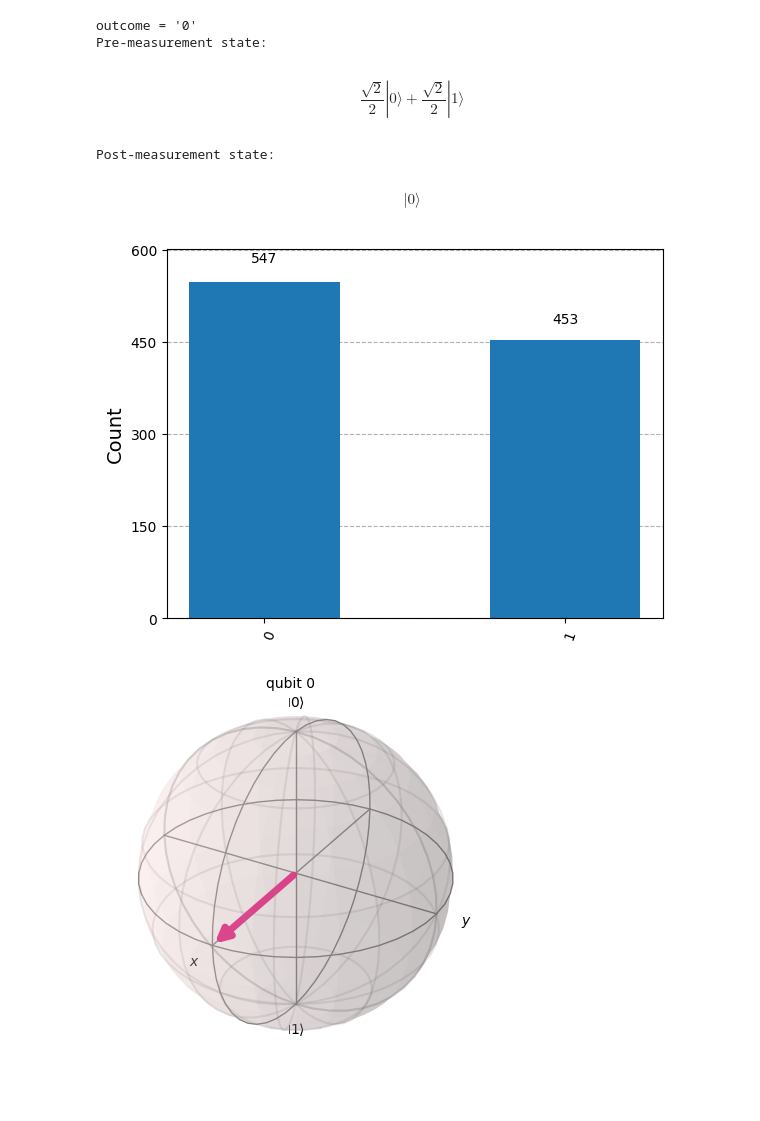
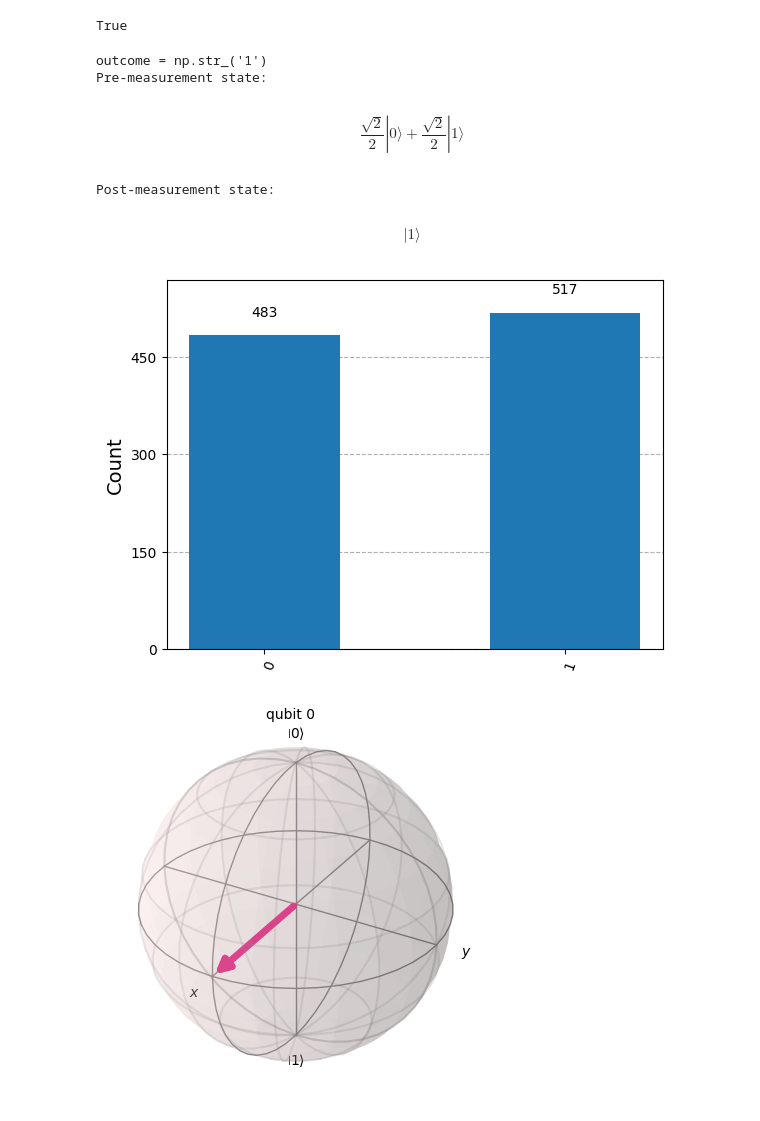
Before and after one commit to DuarteMagano/AcademiaDeFisica, a Jupyter notebook: tutorial_professor.ipynb, the cells around one changed output. Cells and saved outputs as stored; diff of their text form; code cells hidden in the pictures.

```diff
--- a/tutorial_professor.ipynb
+++ b/tutorial_professor.ipynb
@@ -44,0 +17,3 @@ is valid? False
+# %%
+# criar um objeto "Statevector", chamado u
+psi = Statevector([1 / np.sqrt(2), 1 / np.sqrt(2)])
@@ -45,17 +35,22 @@ is valid? False
+# %%
+# verificar se psi está normalizado
+print(f"{psi.is_valid()}")
+# %% [output]
+True
 # %%
-outcome, state = u.measure()
+outcome, state = psi.measure()
 print(f"{outcome = }")
-print("Pre-measurement state:"); display(u.draw("latex")) # u is not modified by measurement
+print("Pre-measurement state:"); display(psi.draw("latex")) # psi não é modificado pela medição
 print("Post-measurement state:"); display(state.draw("latex"))
 # %% [output]
-outcome = '0'
+outcome = np.str_('1')
 Pre-measurement state:
 $$\frac{\sqrt{2}}{2} |0\rangle+\frac{\sqrt{2}}{2} |1\rangle$$
 Post-measurement state:
-$$ |0\rangle$$
+$$ |1\rangle$$
 # %%
-statistics = v.sample_counts(1000)
+statistics = psi.sample_counts(1000)
 plot_histogram(statistics)
 # %% [output]
-[figure, old version]
+[figure, new version]
 # %%
```
Also changed, not shown: parts of 142 cells of this notebook.
